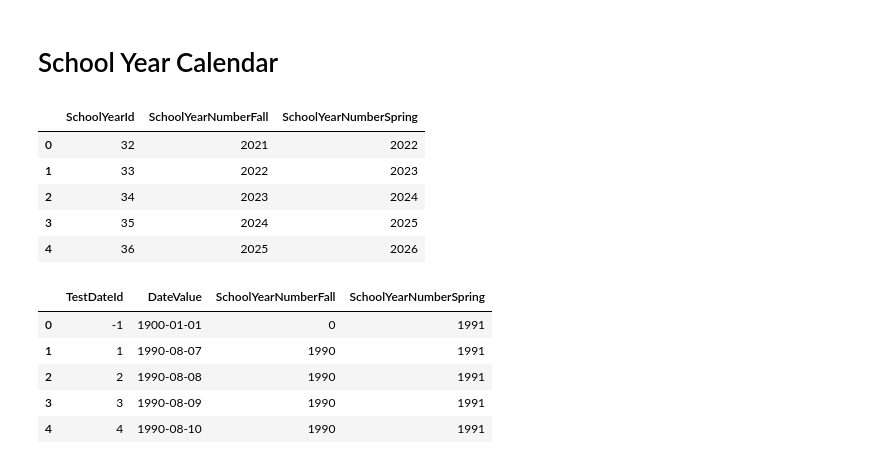
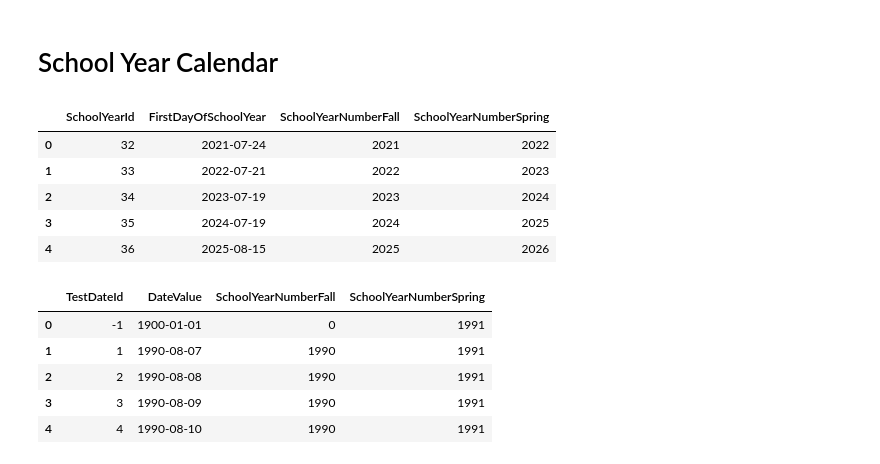
Before and after one commit to shermanpch/ai-coach, a Jupyter notebook: notebooks/001_create_student_profile_dataset.ipynb, the cells around one changed output. Saved outputs shown, nothing was run; the diff lists cells and outputs as text; code cells hidden in the pictures.

```diff
--- a/notebooks/001_create_student_profile_dataset.ipynb
+++ b/notebooks/001_create_student_profile_dataset.ipynb
@@ -44,22 +46,29 @@ pd.options.mode.copy_on_write = True
 # %%
 school_year = pd.read_csv(
     "data/internal/SchoolYear.csv",
-    usecols=["SchoolYearId", "SchoolYearNumberFall", "SchoolYearNumberSpring"],
+    usecols=[
+        "SchoolYearId",
+        "SchoolYearNumberFall",
+        "SchoolYearNumberSpring",
+        "FirstDayOfSchoolYear",
+    ],
 )
 
 # fmt:off
+school_year = school_year.iloc[:-1]
 school_year["SchoolYearId"] = school_year["SchoolYearId"].astype(str)
 school_year["SchoolYearNumberFall"] = school_year["SchoolYearNumberFall"].astype(str)
 school_year["SchoolYearNumberSpring"] = school_year["SchoolYearNumberSpring"].astype(str)
+school_year["FirstDayOfSchoolYear"] = pd.to_datetime(school_year["FirstDayOfSchoolYear"]).dt.date
 # fmt:on
 school_year.head()
 # %% [output]
-|  | SchoolYearId | SchoolYearNumberFall | SchoolYearNumberSpring |
-| 0 | 32 | 2021 | 2022 |
-| 1 | 33 | 2022 | 2023 |
-| 2 | 34 | 2023 | 2024 |
-| 3 | 35 | 2024 | 2025 |
-| 4 | 36 | 2025 | 2026 |
+|  | SchoolYearId | FirstDayOfSchoolYear | SchoolYearNumberFall | SchoolYearNumberSpring |
+| 0 | 32 | 2021-07-24 | 2021 | 2022 |
+| 1 | 33 | 2022-07-21 | 2022 | 2023 |
+| 2 | 34 | 2023-07-19 | 2023 | 2024 |
+| 3 | 35 | 2024-07-19 | 2024 | 2025 |
+| 4 | 36 | 2025-08-15 | 2025 | 2026 |
 # %%
 school_day = pd.read_csv(
     "data/internal/SchoolDay.csv",
```
Also changed, not shown: parts of 4 cells of this notebook, 5 other files.
